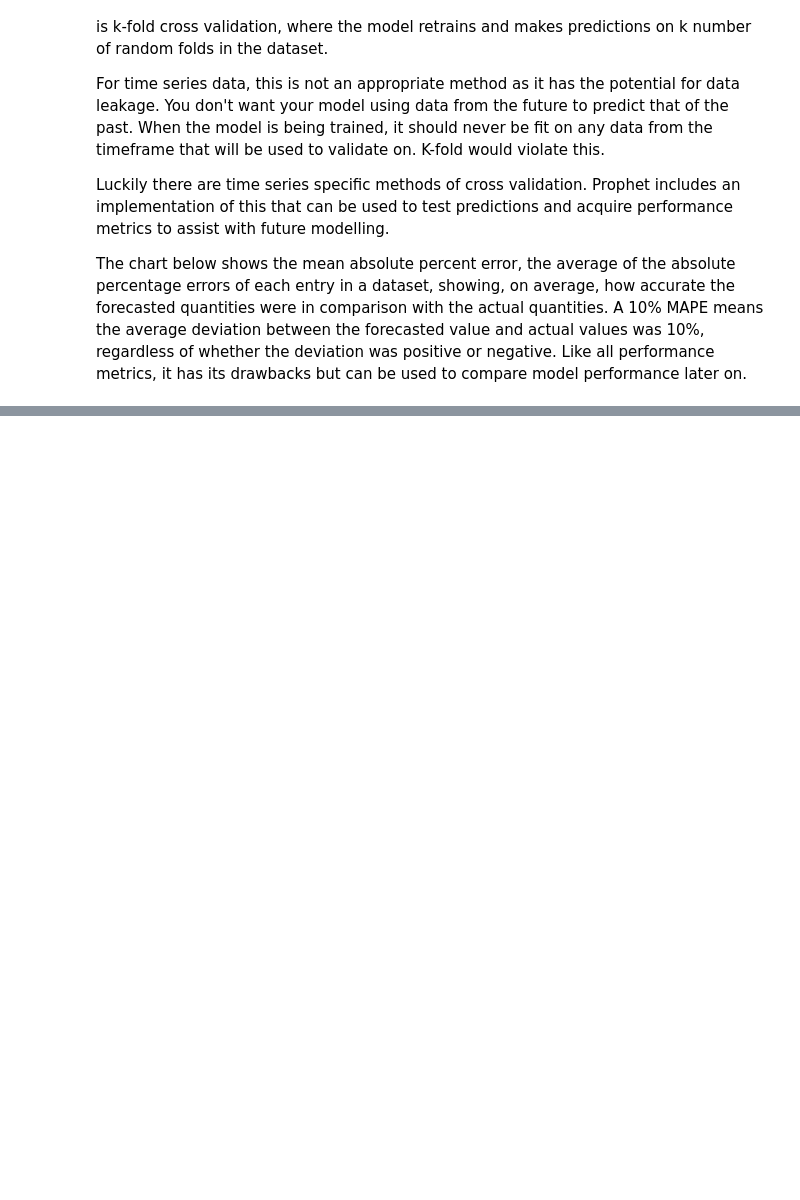
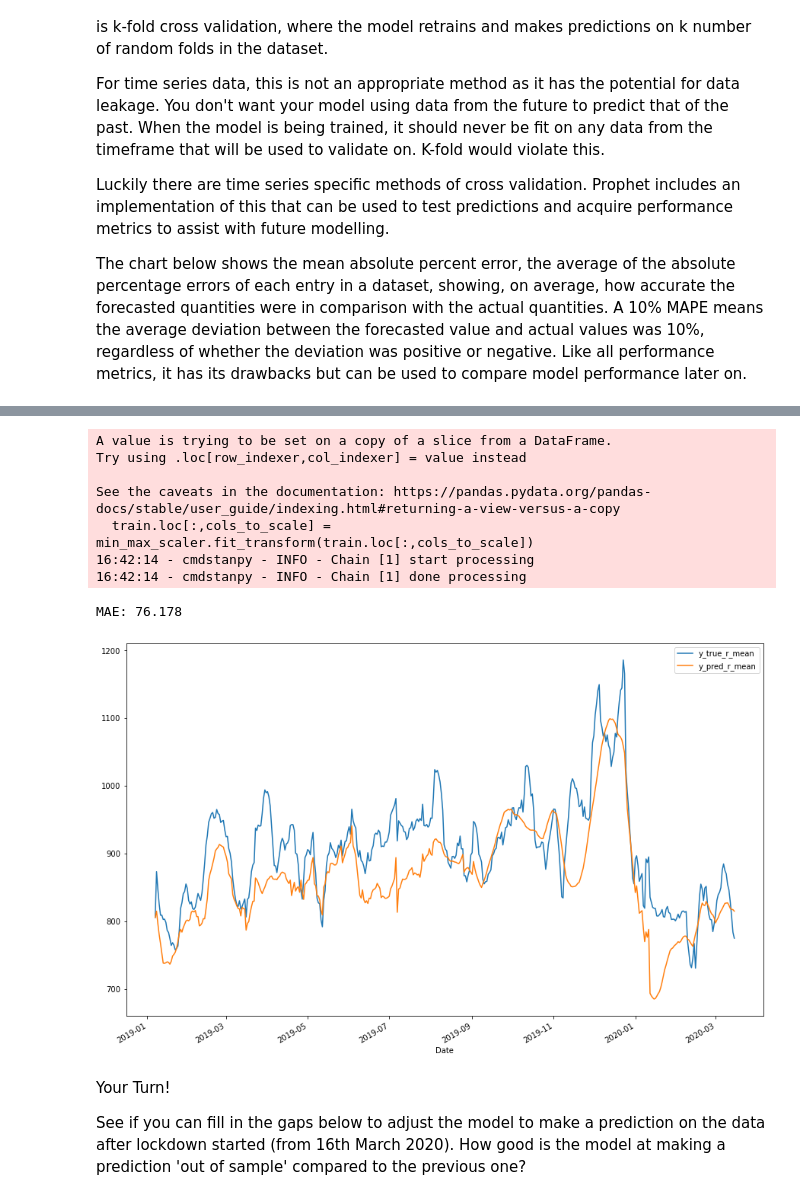
Before and after one commit to tbalbone31/prophet_lesson, a Jupyter notebook: prophet_footfall.ipynb, the cells around one changed output, grey strips where cells are left out. Drawn from its saved outputs; the diff is of its cells as text; code cells hidden in the pictures; blank space fills up the shorter version.

Commit message:
More work done

```diff
--- a/prophet_footfall.ipynb
+++ b/prophet_footfall.ipynb
@@ -165 +183,76 @@ ax.set_ylim([0,1])
+# %%
+#Run a pipeline to clean and process the resampled data, adding regressors and dropping null values
+# Functions can be found in source.py, most are just combining various datasets and joining them onto the footfall.
+processed_data_with_regressors = (day
+                          .pipe(start_pipeline)
+                          .pipe(create_date_predictors)
+                          .pipe(create_holiday_predictors,bankhols,schoolterms)
+                          .pipe(create_weather_predictors, new_weather, previous_weather)
+                          .pipe(drop_na))
+
+# Selecting the regressors we're interested in (See above)
+processed_data_with_regressors = processed_data_with_regressors.loc[:,['Count','wday_Saturday','wday_Sunday','mean_temp','wind_speed','rain','bank_hols','schoolholidays']]
+
+
+regressors = processed_data_with_regressors.columns
+regressors = regressors.tolist()
+regressors.remove('Count')
+
+#Prepare expected column names
+processed_data_with_regressors = processed_data_with_regressors.reset_index()
+processed_data_with_regressors = processed_data_with_regressors.rename(columns={'key_0':'ds','Count':'y'})
+
+prelockdown = processed_data_with_regressors.loc[(processed_data_with_regressors.ds < '2020-03-16') & (processed_data_with_regressors.ds >= '2015-01-01')]
+lockdown = processed_data_with_regressors.loc[processed_data_with_regressors.ds >= '2020-03-16'].drop(['y'],axis=1)
+
+cols_to_scale = ['mean_temp', 'wind_speed', 'rain']
+
+#Evaluation of model
+train = prelockdown.loc[prelockdown.ds <'2019-01-01']
+test = prelockdown.loc[prelockdown.ds >='2019-01-01'].drop(['y'],axis=1)
+
+train.loc[:,cols_to_scale] = min_max_scaler.fit_transform(train.loc[:,cols_to_scale])
+
+#Define Prophet model
+model = Prophet()
+for r in regressors:
+	model.add_regressor(r)
+#Fit the model
+model.fit(train)
+
+test.loc[:,cols_to_scale] = min_max_scaler.transform(test.loc[:,cols_to_scale])
+#use the model to make a forecast
+forecast = model.predict(test)
+
+#calculate MAE between expected and predicted values
+future_y = prelockdown.loc[prelockdown.ds >='2019-01-01']
+y_true = future_y['y'].values
+y_pred = forecast['yhat'].values
+mae = mean_absolute_error(y_true,y_pred)
+
+plotdf = pd.DataFrame({'Date': future_y['ds'], 'y_true':y_true,'y_pred':y_pred})
+plotdf.set_index(['Date'],inplace=True)
+
+plotdf['y_true_r_mean'] = plotdf['y_true'].rolling(7).mean()
+plotdf['y_pred_r_mean'] = plotdf['y_pred'].rolling(7).mean()
+
+plotdf.drop(['y_pred','y_true'],axis=1, inplace=True)
+
+
+fig = plotdf.plot(figsize=(15,10))
+print('Mean Average Error: %.3f' % mae)
+# %% [output]
+A value is trying to be set on a copy of a slice from a DataFrame.
+Try using .loc[row_indexer,col_indexer] = value instead
+
+See the caveats in the documentation: https://pandas.pydata.org/pandas-docs/stable/user_guide/indexing.html#returning-a-view-versus-a-copy
+  train.loc[:,cols_to_scale] = min_max_scaler.fit_transform(train.loc[:,cols_to_scale])
+16:42:14 - cmdstanpy - INFO - Chain [1] start processing
+16:42:14 - cmdstanpy - INFO - Chain [1] done processing
+MAE: 76.178
+[figure, added]
+# %% [markdown]
+Your Turn!
+
+See if you can fill in the gaps below to adjust the model to make a prediction on the data after lockdown started (from 16th March 2020).  How good is the model at making a prediction 'out of sample' compared to the previous one?
 # %%
```
Also changed, not shown: parts of 9 cells of this notebook.
